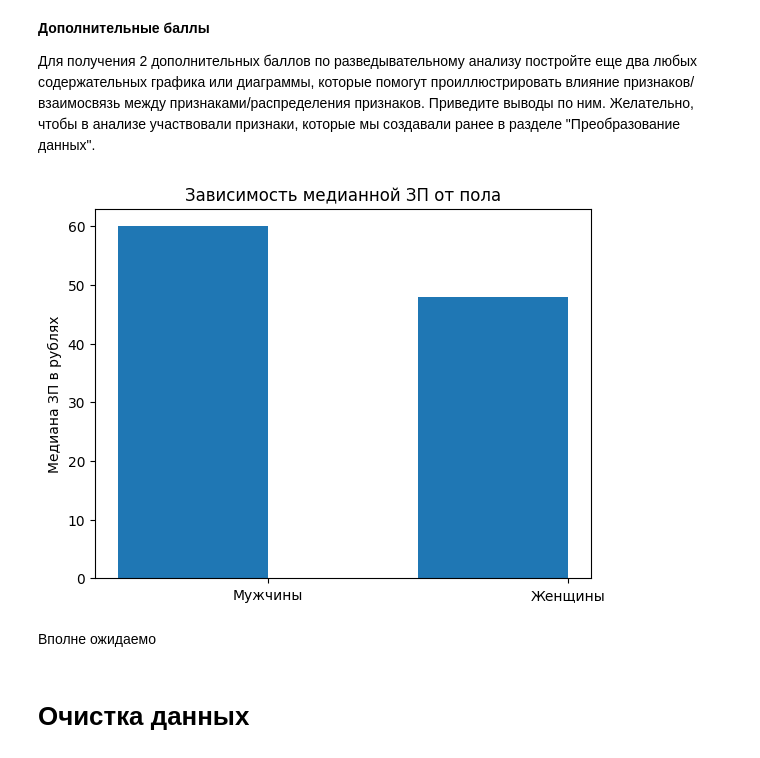
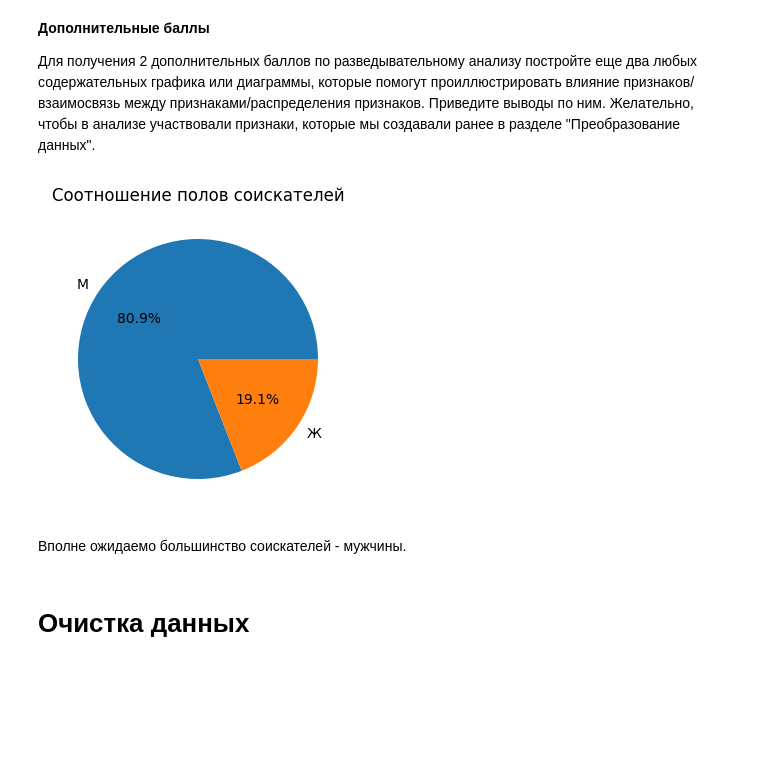
Before and after one commit to Dharmaviira/First_project_of_SF, a Jupyter notebook: Learning-DS-SF/PROJECT-1/Project-1._Ноутбук-шаблон.ipynb, the cells around one changed output. Drawn from its saved outputs; the diff is of its cells as text; code cells hidden in the pictures; blank space fills up the shorter version.

Commit message:
add bonus diagram

```diff
--- a/Learning-DS-SF/PROJECT-1/Project-1._Ноутбук-шаблон.ipynb
+++ b/Learning-DS-SF/PROJECT-1/Project-1._Ноутбук-шаблон.ipynb
@@ -714,37 +714,21 @@ axes.plot([0, 100], [0, 100], color='black')
 
 Для получения 2 дополнительных баллов по разведывательному анализу постройте еще два любых содержательных графика или диаграммы, которые помогут проиллюстрировать влияние признаков/взаимосвязь между признаками/распределения признаков. Приведите выводы по ним. Желательно, чтобы в анализе участвовали признаки, которые мы создавали ранее в разделе "Преобразование данных".
 # %%
-# Создаем группу данных для каждой комбинации условий
-group1 = hh[(hh['Пол'] == 'М')]['ЗП в рублях']
-group2 = hh[(hh['Пол'] == 'Ж')]['ЗП в рублях']
 
-
-# Вычисляем медиану зарплаты для каждой группы
-median_salary1 = group1.median()
-median_salary2 = group2.median()
-
-
-# Создаем список для хранения медианных значений
-medians = [median_salary1, median_salary2]
-
-# Создаем список для хранения названий групп
-labels = ['Мужчины','Женщины']
-
-# Создаем столбчатую диаграмму
-index = np.arange(len(labels)) + 0.9
-bar_width = 0.5
-plt.bar(index, medians, width=bar_width)
-
-# Добавляем метки и заголовки
-
-plt.ylabel('Медиана ЗП в рублях')
-plt.title('Зависимость медианной ЗП от пола')
-plt.xticks(index + bar_width / 2, labels)
+sex = hh['Пол'].value_counts()
+fig = plt.figure(figsize=(3, 3));
+axes = fig.add_axes([0, 0, 1, 1]);
+axes.pie(
+    sex,
+    labels=sex.index,
+    autopct='%.1f%%',
+);
+plt.title('Соотношение полов соискателей')
 plt.show()
 # %% [output]
-[figure, old version]
+[figure, new version]
 # %% [markdown]
-Вполне ожидаемо
+Вполне ожидаемо большинство соискателей - мужчины.
 # %% [markdown]
 # Очистка данных
 # %% [markdown]
```
